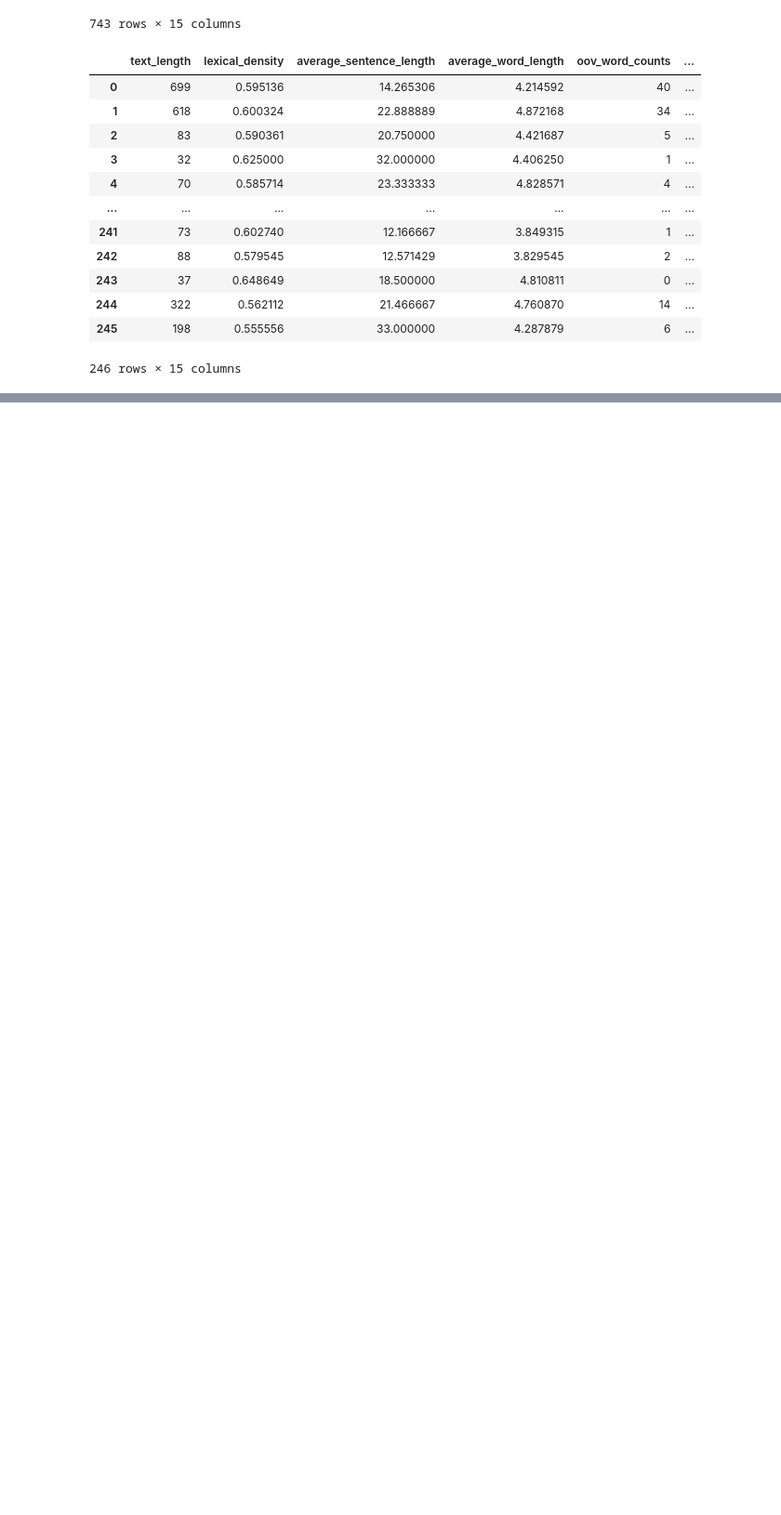
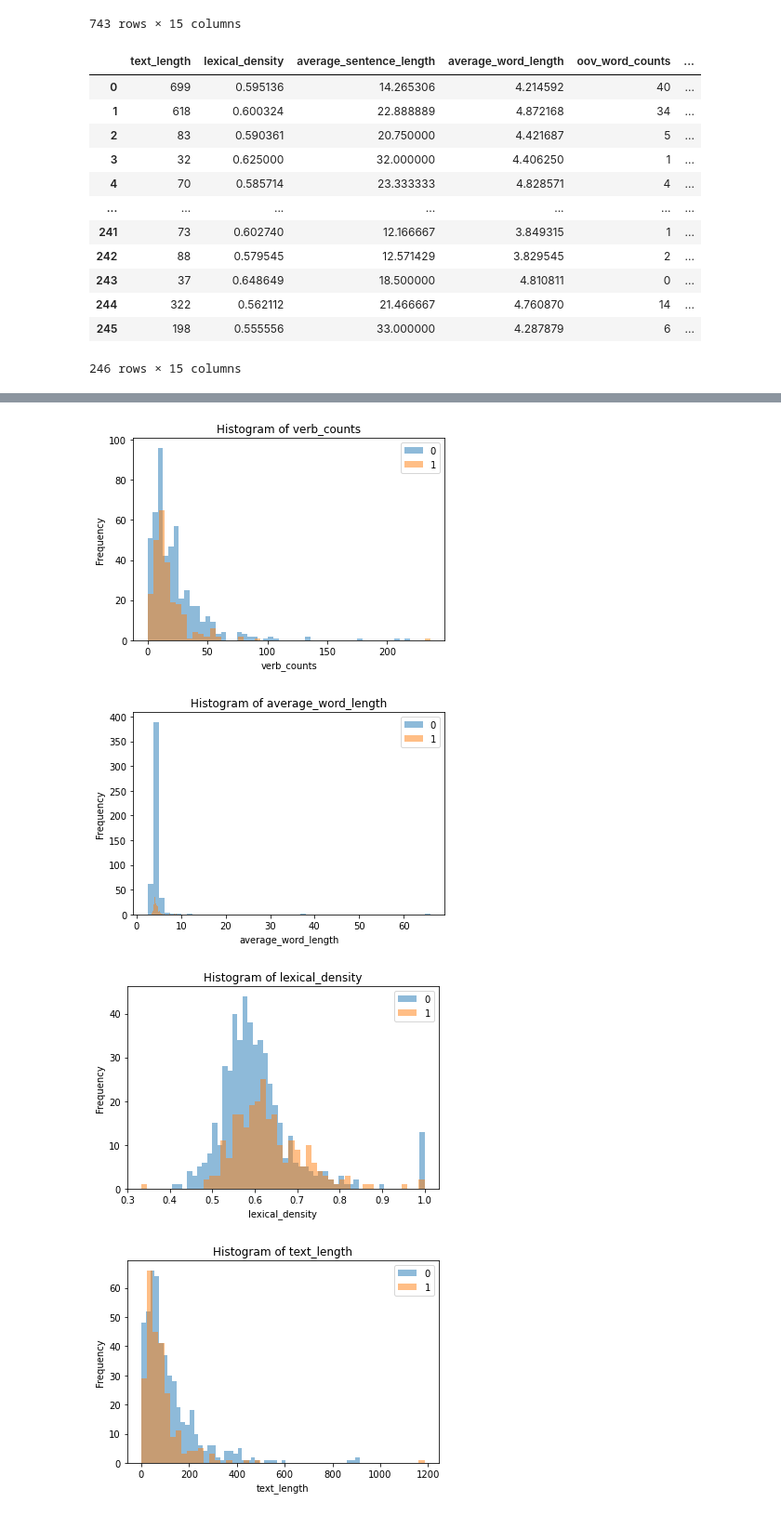
Before and after one commit to sneha012/L2_LanguageLearnerClassification, a Jupyter notebook: soln.ipynb, the cells around one changed output, grey strips where cells are left out. Shown at 93% size. Cells and saved outputs as stored; diff of their text form; code cells hidden in the pictures; blank space fills up the shorter version.

```diff
--- a/soln.ipynb
+++ b/soln.ipynb
@@ -879,0 +947,34 @@ test_data
+# %%
+# Selecting feature types
+
+binary_features_org = [
+    "asian_context_feature",
+    "asian_imp_word",
+    "non_asian_imp_word"
+]
+
+target = "target_region"
+
+numeric_features_org = list(
+    set(train_data.columns)
+    - set(binary_features_org)
+    - set([target])
+)
+
+assert train_data.columns.shape[0] == len(
+    binary_features_org
+    + numeric_features_org
+    + [target]
+)
+# %%
+for i in numeric_features_org:
+    feat = i
+    ax = train_data.groupby("target_region")[feat].plot.hist(bins=50, alpha=0.5, legend=True)
+    plt.xlabel(feat)
+    plt.title("Histogram of " + feat)
+    plt.show()
+# %% [output]
+[figure, added]
+[figure, added]
+[figure, added]
+[figure, added]
```
Also changed, not shown: parts of 92 cells of this notebook.
